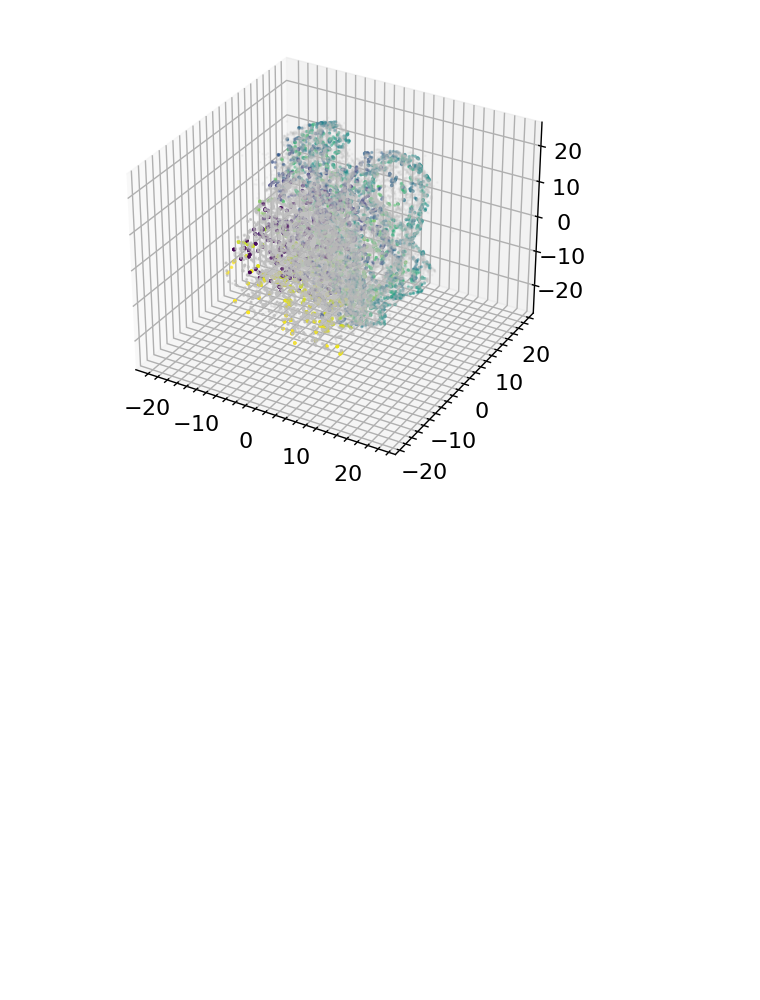
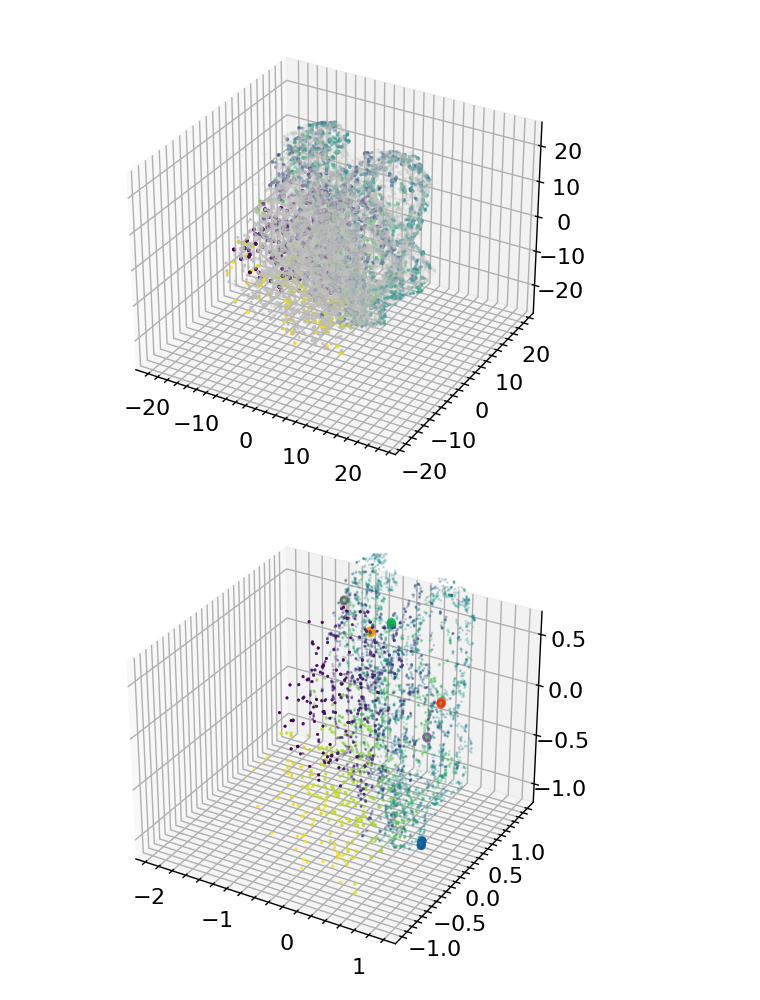
Before and after one commit to gnn-tracking/klieret-gnn-tracking-experiments, a Jupyter notebook: notebooks/0051_0100/0750_latent_space_illustration.ipynb, the cells around one changed output. Drawn from its saved outputs; the diff is of its cells as text; code cells hidden in the pictures; blank space fills up the shorter version.

```diff
--- a/notebooks/0051_0100/0750_latent_space_illustration.ipynb
+++ b/notebooks/0051_0100/0750_latent_space_illustration.ipynb
@@ -68,5 +68,5 @@ class LatentSpaceCollector:
         return model(self._data)["H"].detach().cpu().numpy()
 # %%
 lsc = LatentSpaceCollector(data, chkpt_home / "latent_spaces")
-spaces = lsc.get_all_latent_spaces(chkpt_home, max_i=50)
+spaces = lsc.get_all_latent_spaces(chkpt_home, )
 # %% [output]
@@ -89,61 +89,86 @@ from gnn_tracking.analysis.latent import get_color_mapper
 
 
 class Animator:
-    def __init__(self, data: Data, latent_spaces: list[A], dims=(0, 1), selected_pids=None):
+    def __init__(self, data: Data, latent_spaces: list[A], selected_pids=None):
         self._data = data
         self._latent_spaces = latent_spaces
-        self._dims = dims
         if selected_pids is None:
             selected_pids = np.random.choice(data.particle_id[get_good_node_mask(data)].unique(), 6)
         self._color_mapper = get_color_mapper(selected_pids)
         self._selected_pid_mask = np.isin(data.particle_id, selected_pids)
         self._normalized_hs = []
 
 
     def normalize_h(self, h: A) -> A:
         h -= h.mean(axis=0)
         new_norm = h.sum(axis=1).std(axis=0)
         self._normalized_hs.append(h / new_norm)
         return np.array(self._normalized_hs)[-3:].mean(axis=0)
 
-    def animate(self):
+    def animate(self, dims=(0, 1), show_noise=True):
         fig = plt.figure()
-        ax = fig.add_subplot(projection='3d')
+        if len(dims) == 3:
+            ax = fig.add_subplot(projection='3d')
+        elif len(dims) == 2:
+            ax = fig.add_subplot()
+        else:
+            raise ValueError("dims must be 2 or 3")
 
         mask = get_good_node_mask(data)
         h = self.normalize_h(self._latent_spaces[0])
 
-        # sc_noise = ax.scatter(h[~mask, self._dims[0]], h[~mask, self._dims[1]], alpha=0.2, s=1, c="silver")
-        sc = ax.scatter(h[mask, 0], h[mask, 1], h[mask, 2], alpha=0.2,
+        noise_args = [h[~mask, d] for d in dims]
+        oi_args = [h[mask, d] for d in dims]
+        selected_args = [h[self._selected_pid_mask, d] for d in dims]
+
+        if show_noise:
+            sc_noise = ax.scatter(
+                *noise_args,
+                alpha=0.2,
+                s=1,
+                c="silver"
+            )
+        sc = ax.scatter(
+            *oi_args,
+            alpha=0.2,
             s=1,
             # c="black",
             c=self._data.eta[mask], cmap="viridis"
             )
-        # sc3 = ax.scatter(
-        #     h[self._selected_pid_mask, self._dims[0]],
-        #     h[self._selected_pid_mask, self._dims[1]],
-        #     # c=,
-        #     marker="o",
-        #     facecolors="none",
-        #     edgecolors=self._color_mapper(self._data.particle_id[self._selected_pid_mask]),
-        #     linewidths=2.0,
-        # )
+        sc3 = ax.scatter(
+            *selected_args,
+            # c=,
+            marker="o",
+            facecolors="none",
+            edgecolors=self._color_mapper(self._data.particle_id[self._selected_pid_mask]),
+            linewidths=2.0,
+        )
 
         def update(frame):
             # Update scatter plot data for the current frame
             h = self.normalize_h(self._latent_spaces[frame])
-            # sc_noise.set_offsets(np.c_[h[~mask, self._dims[0]], h[~mask, self._dims[1]]])
-            # print(h.mean())
-            # sc.set_offsets(np.c_[h[mask, 0], h[mask, 1], h[mask, 2]])
-            sc._offsets3d = (h[mask, 0], h[mask, 1], h[mask, 2])
-            # sc3.set_offsets(np.c_[h[self._selected_pid_mask, self._dims[0]], h[self._selected_pid_mask, self._dims[1]]])
+            noise_args = [h[~mask, d] for d in dims]
+            oi_args = [h[mask, d] for d in dims]
+            selected_args = [h[self._selected_pid_mask, d] for d in dims]
+            if len(dims) == 2:
+                if show_noise:
+                    sc_noise.set_offsets(np.column_stack(noise_args))
+                sc.set_offsets(np.column_stack(oi_args))
+                sc3.set_offsets(np.column_stack(selected_args))
+            else:
+                if show_noise:
+                    sc_noise._offsets3d = tuple(noise_args)
+                sc._offsets3d = tuple(oi_args)
+                sc3._offsets3d = tuple(selected_args)
 
         # Create animation, assuming len(self._latent_spaces) frames
         return animation.FuncAnimation(fig, update, frames=len(self._latent_spaces), blit=False)
 
-a = Animator(data, spaces, dims=(1, 2))
-anim = a.animate()
+a = Animator(data, spaces)
+anim = a.animate(dims=(0, 1, 2), show_noise=False)
 Writer = animation.writers['ffmpeg']
-writer = Writer(fps=30, metadata=dict(artist='Me'), bitrate=1800)
+writer = Writer(fps=15, metadata=dict(artist='Me'), bitrate=1800)
 anim.save('/home/kl5675/Documents/23/git_sync/klieret-gnn-tracking-experiments/notebooks/0051_0100/latent_spaces_animation.mp4', writer=writer)
 plt.show()
+# %% [output]
+[figure, added]
```
Also changed, not shown: parts of 1 cell of this notebook, 1 other file.
